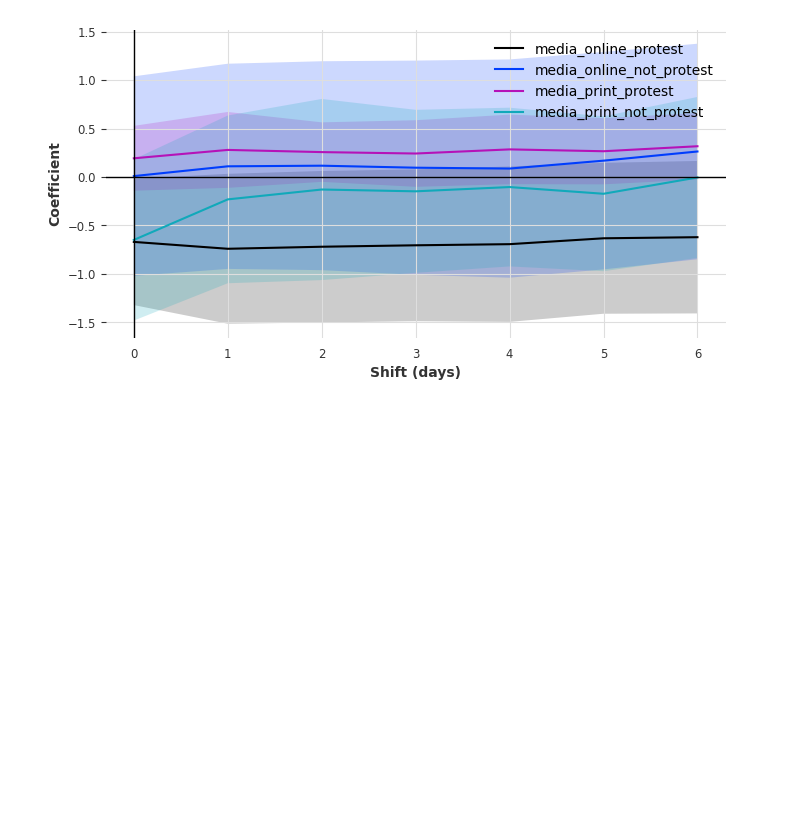
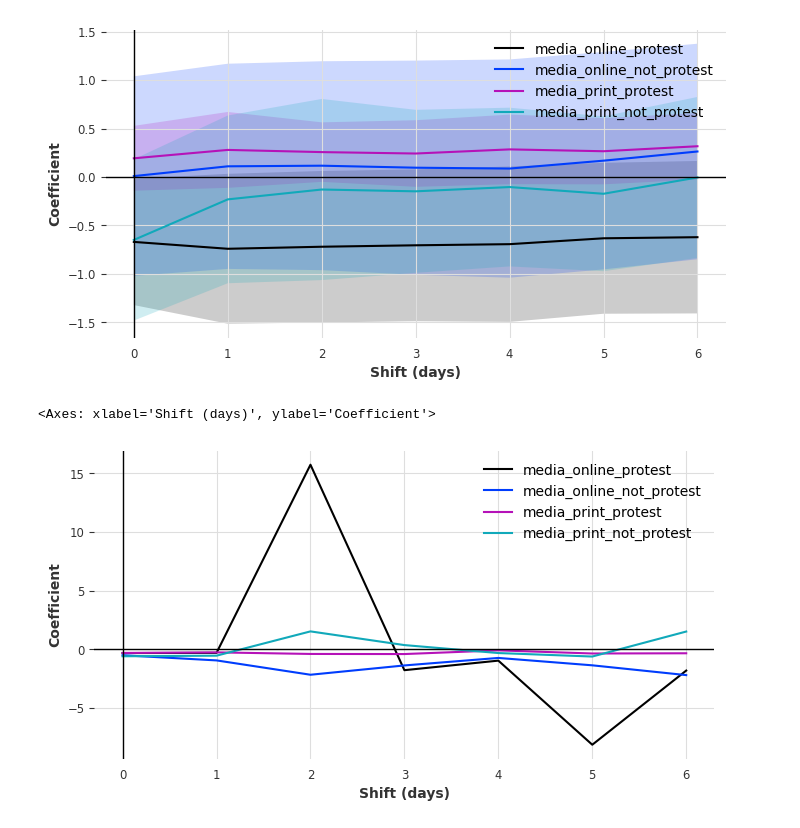
Before and after one commit to davidpomerenke/protest-impact, a Jupyter notebook: notebooks/instrumental_variable.ipynb, the cells around one changed output. Cells and saved outputs as stored; diff of their text form; code cells hidden in the pictures; blank space fills up the shorter version.

Commit message:
IV LIML with multiple instruments

```diff
--- a/notebooks/instrumental_variable.ipynb
+++ b/notebooks/instrumental_variable.ipynb
@@ -161,6 +146,33 @@ plot_impact_ts(results, "occ_protest")
 # %% [output]
 <Axes: xlabel='Shift (days)', ylabel='Coefficient'>
 [figure]
+# %%
+from src.models.time_series import instrumental_variable_liml, plot_impact_ts
+
+_, results = instrumental_variable_liml(
+    target="protest",
+    treatment="occ_protest",
+    instruments=[
+        "weather_prcp",
+        "weather_tavg",
+        "weather_tmin",
+        "weather_tmax",
+        "weather_snow",
+        "weather_tsun",
+        "weather_wspd",
+        "weather_wpgt",
+        "weather_pres",
+    ],
+    lags=range(-7, 1),
+    ignore_group=True,
+    binarize=True,
+    n_jobs=1,
+)
+results
+plot_impact_ts(results, "occ_protest", ci=False)
+# %% [output]
+<Axes: xlabel='Shift (days)', ylabel='Coefficient'>
+[figure, added]
 # %%
 # season-independent params
 # %%
```
Also changed, not shown: parts of 1 cell of this notebook, 1 other file.
